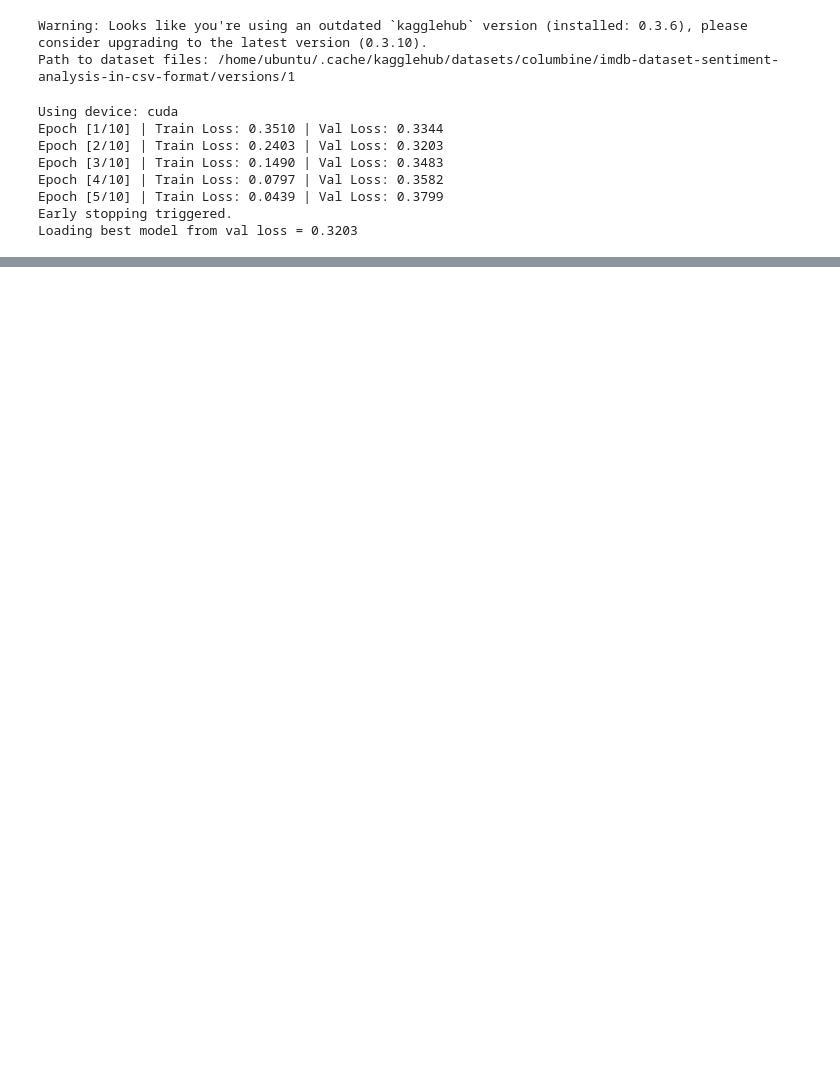
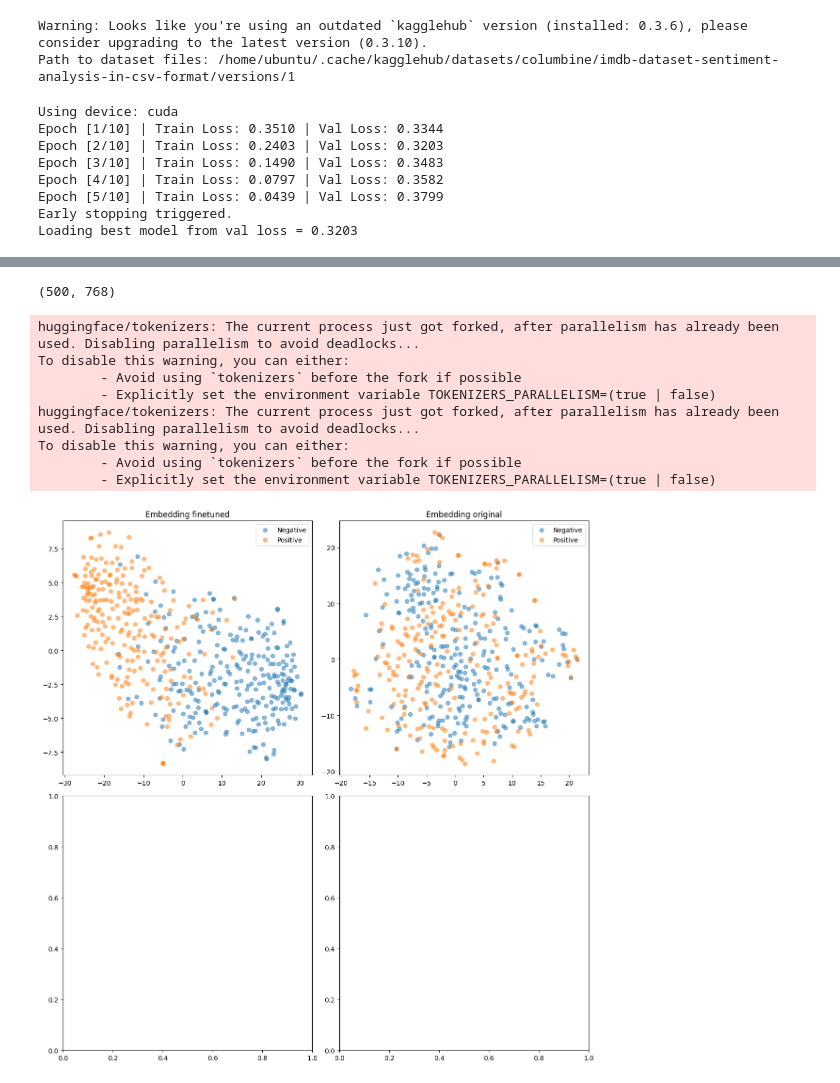
Before and after one commit to sarashs/Exploratory, a Jupyter notebook: IMDB/Bert_embedding_finetune.ipynb, the cells around one changed output, grey strips where cells are left out. Cells and saved outputs as stored; diff of their text form; code cells hidden in the pictures; blank space fills up the shorter version.

```diff
--- a/IMDB/Bert_embedding_finetune.ipynb
+++ b/IMDB/Bert_embedding_finetune.ipynb
@@ -317,0 +330,9 @@ embeddings.shape
+# %%
+df_test = pd.read_csv("Test.csv")
+df_test = df_test.sample(500)
+labels = df_test['label'].to_numpy()
+review = df_test['text'].to_list()
+# %%
+model_original = AutoModel.from_pretrained("distilbert-base-uncased")
+model_original.to("cuda")
+model_original.eval()
@@ -317,0 +357,43 @@ embeddings.shape
+# %%
+embedding_1 = get_embeddings(review, model, tokenizer, device=device, max_length=128)
+embedding_2 = get_embeddings(review, model_original, tokenizer, device=device, max_length=128)
+# %%
+embedding_1.shape
+# %% [output]
+(500, 768)
+# %%
+from sklearn.manifold import TSNE
+import matplotlib.pyplot as plt
+
+names=['finetuned', 'original']
+# Function to perform t-SNE and plot
+def tsne_plot(embeddings, labels):
+    fig, axs = plt.subplots(2, 2, figsize=(12, 12))
+
+    for i, embedding in enumerate(embeddings):
+        # Perform t-SNE
+        tsne = TSNE(n_components=2, random_state=42)
+        tsne_results = tsne.fit_transform(embedding)
+
+        # Plot
+        ax = axs[i//2, i%2]
+        ax.scatter(tsne_results[labels == 0, 0], tsne_results[labels == 0, 1], label='Negative', alpha=0.5)
+        ax.scatter(tsne_results[labels == 1, 0], tsne_results[labels == 1, 1], label='Positive', alpha=0.5)
+        ax.set_title(f'Embedding {names[i]}')
+        ax.legend()
+
+    plt.tight_layout()
+    plt.show()
+
+# Perform t-SNE and plot for all embeddings
+tsne_plot([embedding_1, embedding_2], labels)
+# %% [output]
+huggingface/tokenizers: The current process just got forked, after parallelism has already been used. Disabling parallelism to avoid deadlocks...
+To disable this warning, you can either:
+        - Avoid using `tokenizers` before the fork if possible
+        - Explicitly set the environment variable TOKENIZERS_PARALLELISM=(true | false)
+huggingface/tokenizers: The current process just got forked, after parallelism has already been used. Disabling parallelism to avoid deadlocks...
+To disable this warning, you can either:
+        - Avoid using `tokenizers` before the fork if possible
+        - Explicitly set the environment variable TOKENIZERS_PARALLELISM=(true | false)
+[figure, added]
```
Also changed, not shown: parts of 4 cells of this notebook.
